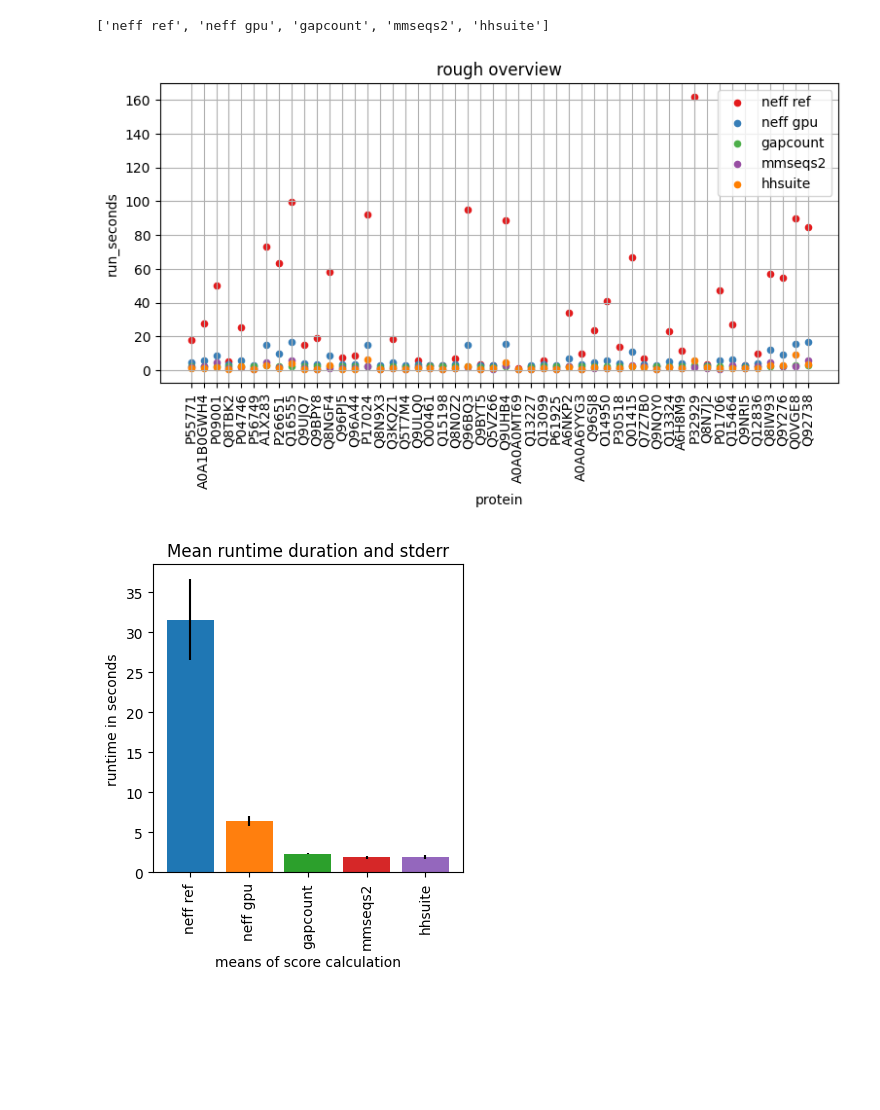
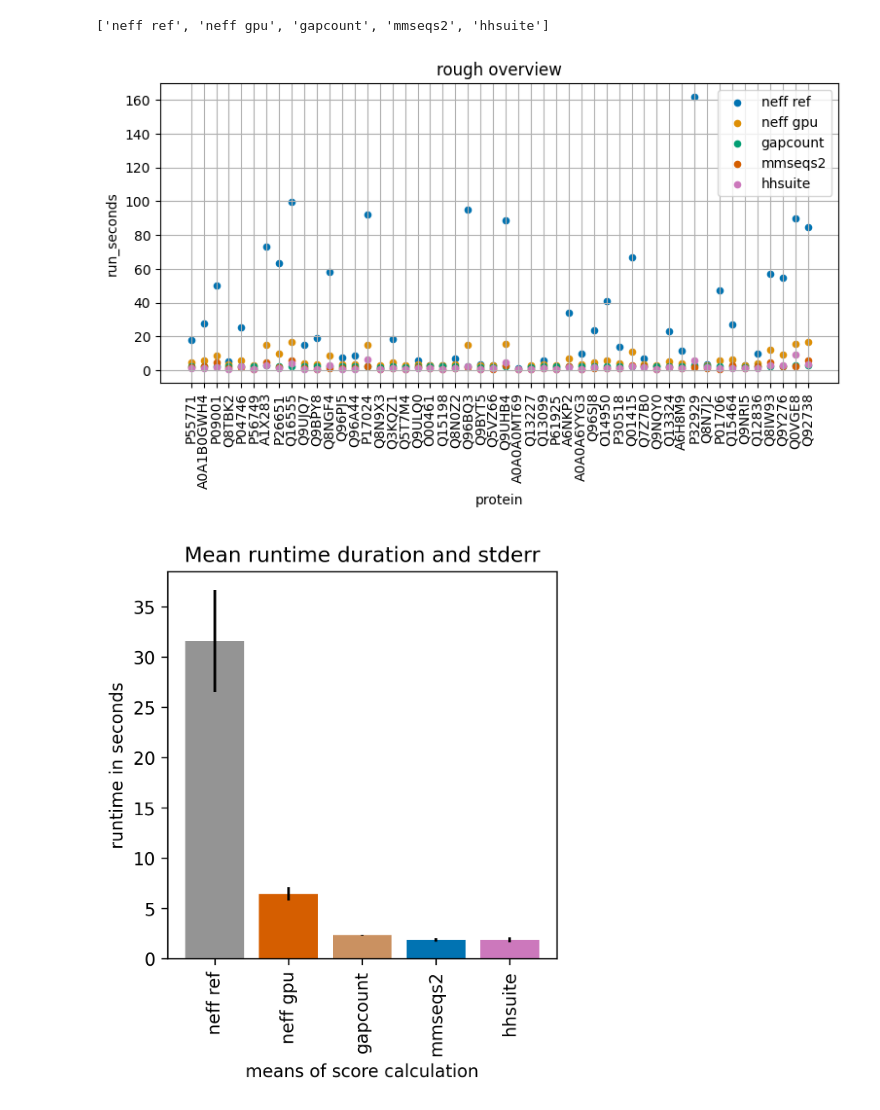
Before and after one commit to neftlon/af2-plddt-contextualized, a Jupyter notebook: bench/analysis.ipynb, the cells around one changed output. Drawn from its saved outputs; the diff is of its cells as text; code cells hidden in the pictures; blank space fills up the shorter version.

Commit message:
Change colors

```diff
--- a/bench/analysis.ipynb
+++ b/bench/analysis.ipynb
@@ -5,7 +5,7 @@ import matplotlib.pyplot as plt
 import statistics as stats
 import math
 # %%
-colors = mpl.colormaps["Set1"].colors
+colors = sns.color_palette("colorblind")
 # %%
 df = pd.read_csv("../data/bench.csv")
 # sanitize data
@@ -52,16 +52,23 @@ for color, script in enumerate(scripts):
         ax=ax, grid=True, rot=90, label=script
     )
 # %% [output]
-[figure, old version]
+[figure, new version]
 # %%
 fig, ax = plt.subplots(figsize=(4, 4))
-for script in scripts:
+for script, color in zip(scripts, [
+  colors[7],
+  colors[3], # gpu
+  colors[5], # gap count
+  colors[0], # mmseqs
+  colors[4], # hhsuite
+]):
     vals = df[df["script"] == script]["run_seconds"].tolist()
     stderr = stats.stdev(vals) / math.sqrt(len(vals))
-    ax.bar(script, stats.mean(vals), yerr=stderr)
+    ax.bar(script, stats.mean(vals), yerr=stderr, color=color)
 ax.set_title("Mean runtime duration and stderr")
 ax.set_xlabel("means of score calculation")
 ax.set_ylabel("runtime in seconds")
+fig.set_dpi(300)
 plt.xticks(rotation=90);
 # %% [output]
-[figure, old version]
+[figure, new version]
```
Also changed, not shown: parts of 1 cell of this notebook.
